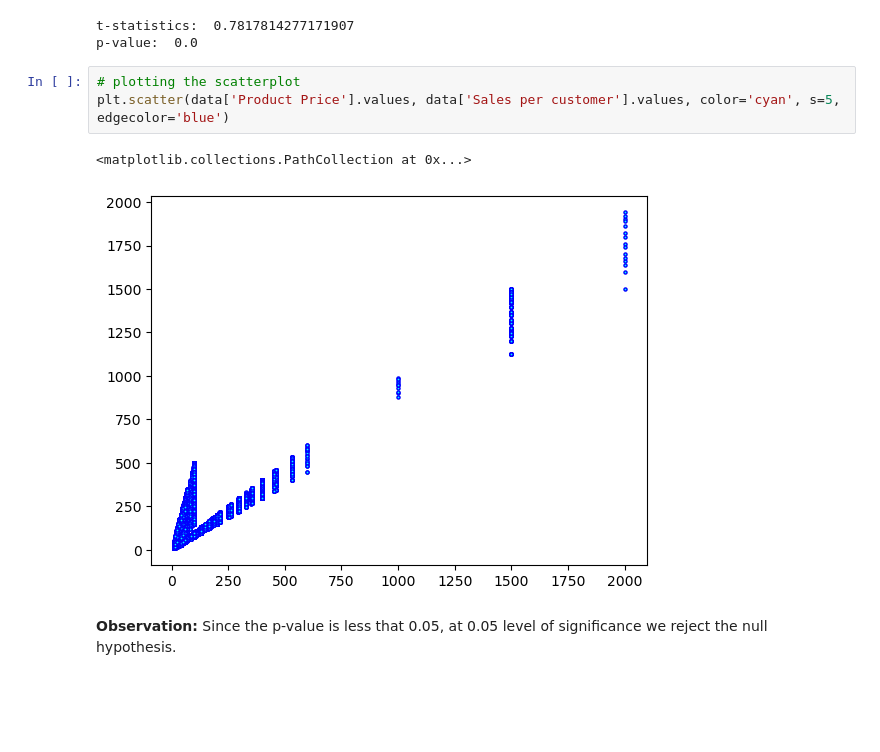
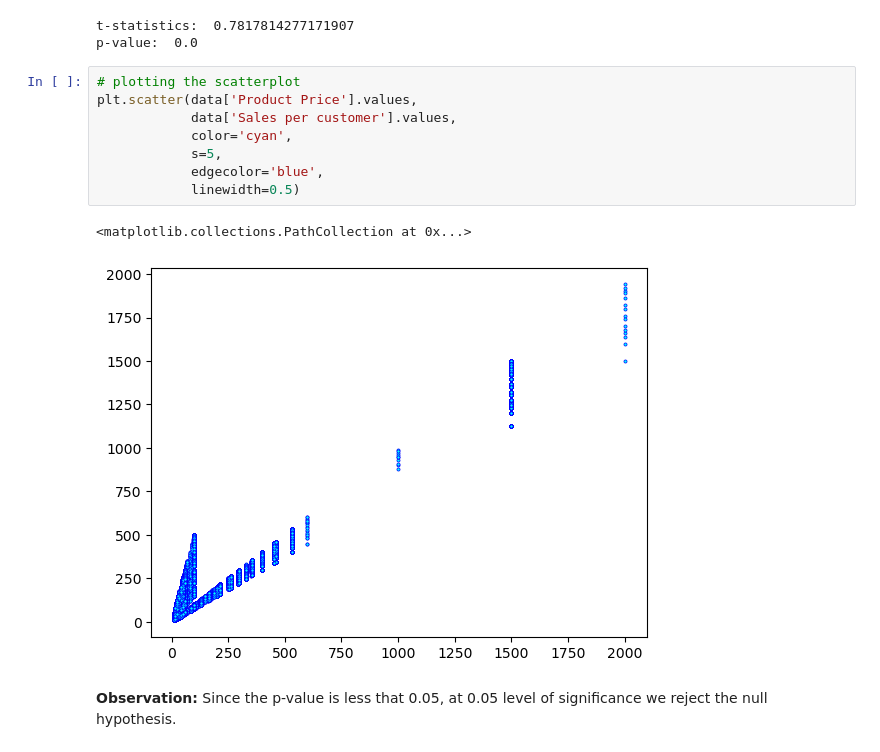
Before and after one commit to imnikhilanand/Supply-Chain-Modeling-and-Analysis, a Jupyter notebook: src/Hypothesis Testing/Hypothesis Testing.ipynb, the cells around one changed output. Drawn from its saved outputs; the diff is of its cells as text; blank space fills up the shorter version.

```diff
--- a/src/Hypothesis Testing/Hypothesis Testing.ipynb
+++ b/src/Hypothesis Testing/Hypothesis Testing.ipynb
@@ -159,12 +159,17 @@ print("p-value: ", p_value)
 # %% [output]
 t-statistics:  0.7817814277171907
 p-value:  0.0
-# %%
-# plotting the scatterplot
-plt.scatter(data['Product Price'].values, data['Sales per customer'].values, color='cyan', s=5, edgecolor='blue')
-# %% [output]
-<matplotlib.collections.PathCollection at 0x...>
-[figure, removed]
+# %%
+# plotting the scatterplot
+plt.scatter(data['Product Price'].values,
+            data['Sales per customer'].values,
+            color='cyan',
+            s=5,
+            edgecolor='blue',
+            linewidth=0.5)
+# %% [output]
+<matplotlib.collections.PathCollection at 0x...>
+[figure, added]
 # %% [markdown]
 <b>Observation:</b> Since the p-value is less that 0.05, at 0.05 level of significance we reject the null hypothesis.
 # %% [markdown]
```
Also changed, not shown: parts of 8 cells of this notebook, 2 other files.
